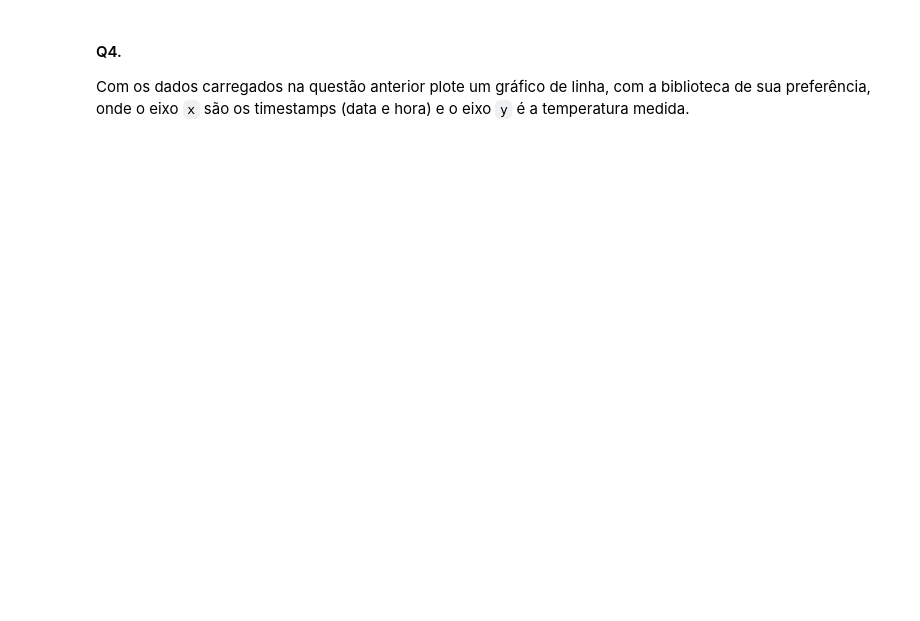
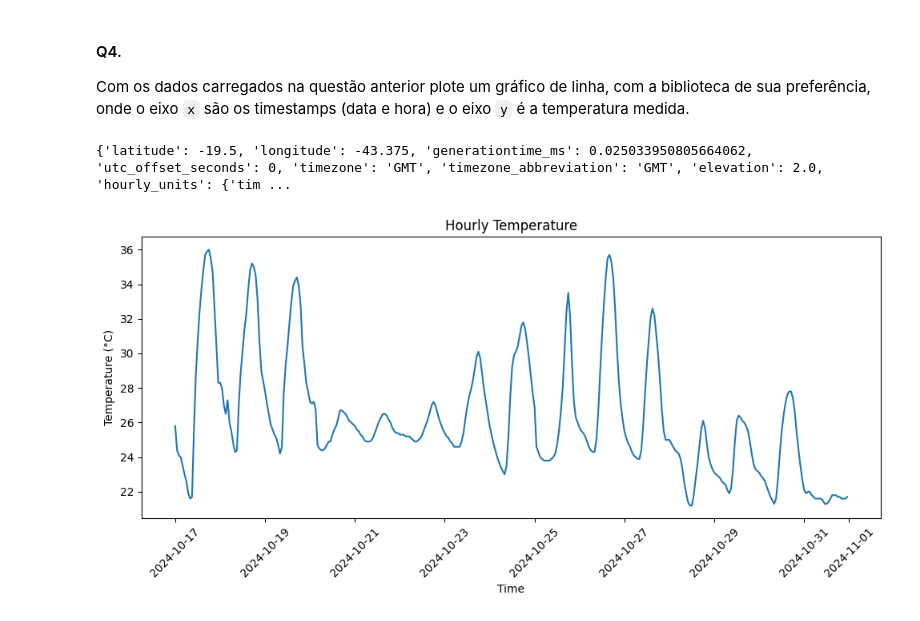
Before and after one commit to Alexandre-CES/desenvolve-python-intermediario, a Jupyter notebook: modulo3/3.11-DataModel.ipynb, the cells around one changed output. Cells and saved outputs as stored; diff of their text form; code cells hidden in the pictures; blank space fills up the shorter version.

```diff
--- a/modulo3/3.11-DataModel.ipynb
+++ b/modulo3/3.11-DataModel.ipynb
@@ -241,0 +294,27 @@ Com os dados carregados na questão anterior plote um gráfico de linha, com a b
+# %%
+#### Escreva aqui a sua resposta
+import matplotlib.pyplot as plt
+from datetime import datetime
+%matplotlib inline
+
+dados = OpenMeteo(**response) #To reset dados
+dados = dados.model_dump()
+
+print(dados)
+
+x = dados['hourly']['time']
+y = dados['hourly']['temperature_2m']
+
+#if i don't use this, a lot of dates are inserted in the graphic, making impossible to undertand
+x = [datetime.fromisoformat(t) for t in x]
+
+plt.figure(figsize=(10,5))
+plt.plot(x,y)
+plt.xlabel('Time')
+plt.ylabel('Temperature (°C)')
+plt.title('Hourly Temperature')
+plt.xticks(rotation=45)
+plt.tight_layout()
+# %% [output]
+{'latitude': -19.5, 'longitude': -43.375, 'generationtime_ms': 0.025033950805664062, 'utc_offset_seconds': 0, 'timezone': 'GMT', 'timezone_abbreviation': 'GMT', 'elevation': 2.0, 'hourly_units': {'tim ...
+[figure, added]
```
Also changed, not shown: parts of 4 cells of this notebook, 1 other file.
